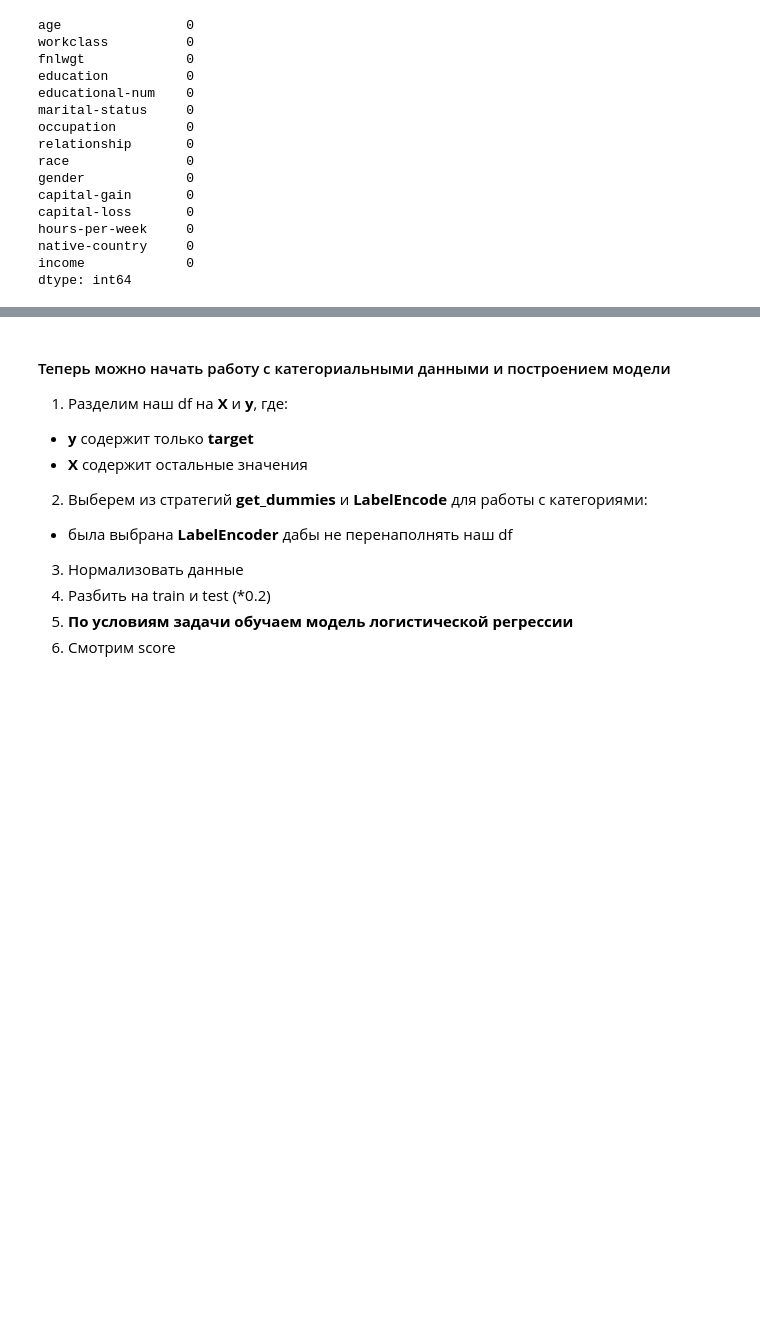
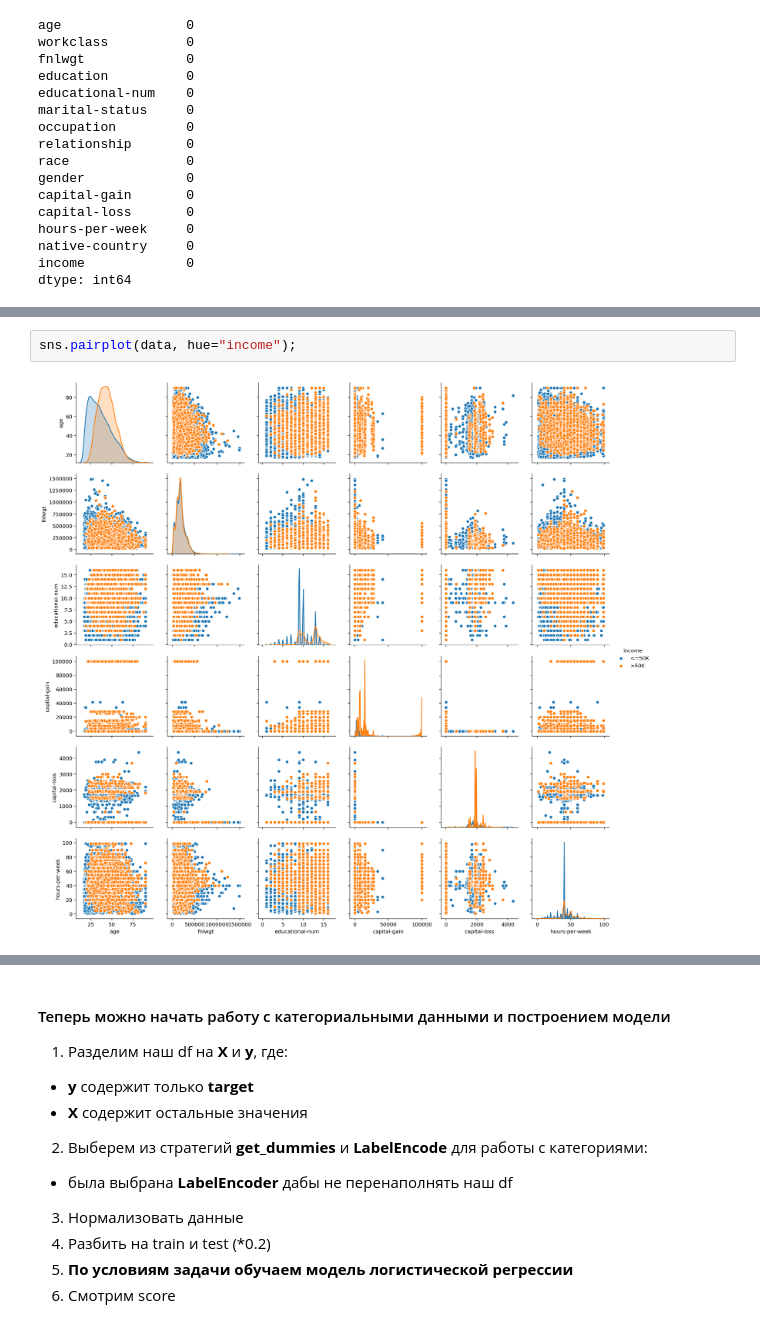
Before and after one commit to sibalex/data_analysis, a Jupyter notebook: Homework notebooks/(HW notebooks) netology Machine learning/2. aml_hw1.ipynb, the cells around one changed output, grey strips where cells are left out. Drawn from its saved outputs; the diff is of its cells as text; blank space fills up the shorter version.

```diff
--- a/Homework notebooks/(HW notebooks) netology Machine learning/2. aml_hw1.ipynb
+++ b/Homework notebooks/(HW notebooks) netology Machine learning/2. aml_hw1.ipynb
@@ -142,0 +157,4 @@ dtype: int64
+# %%
+sns.pairplot(data, hue="income");
+# %% [output]
+[figure, added]
```
Also changed, not shown: parts of 3 cells of this notebook.
